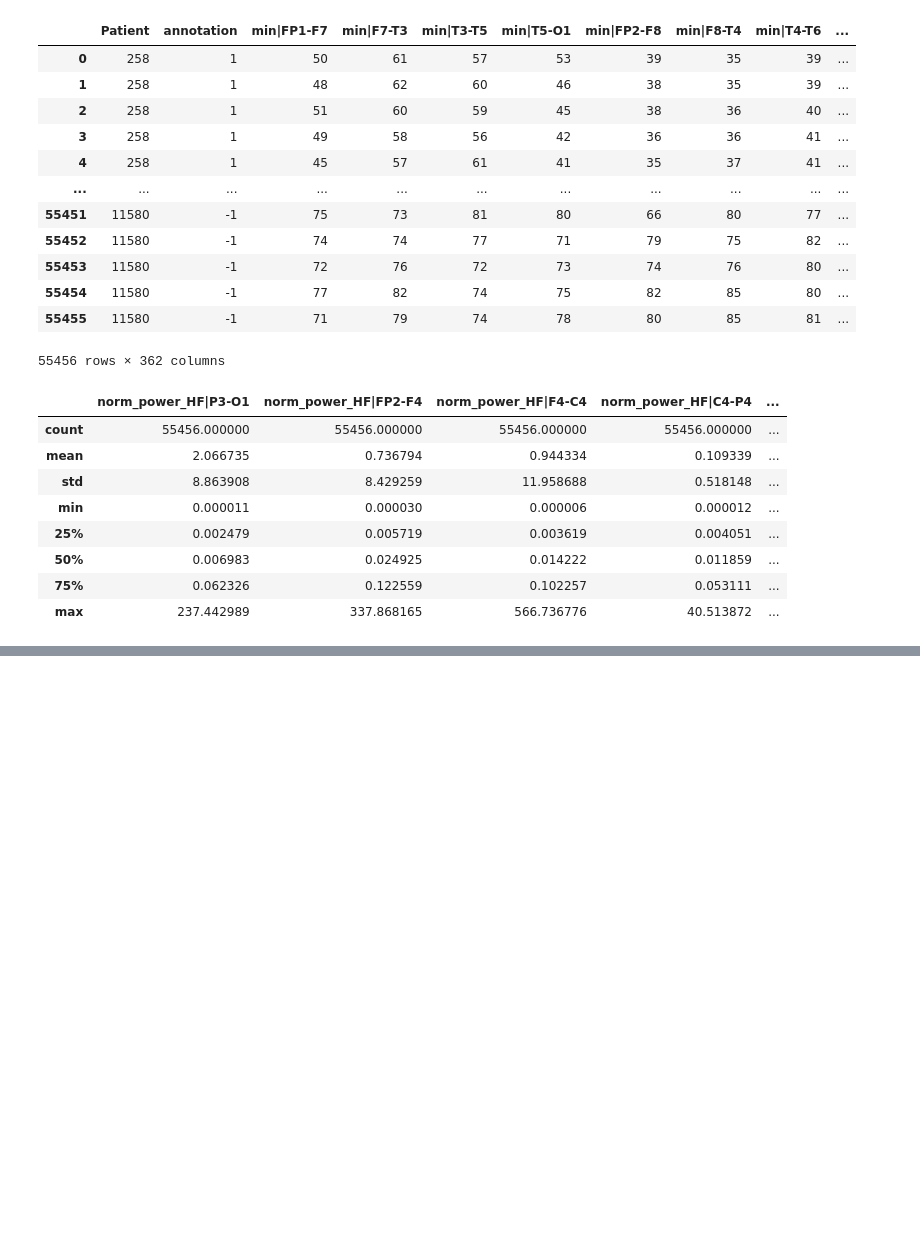
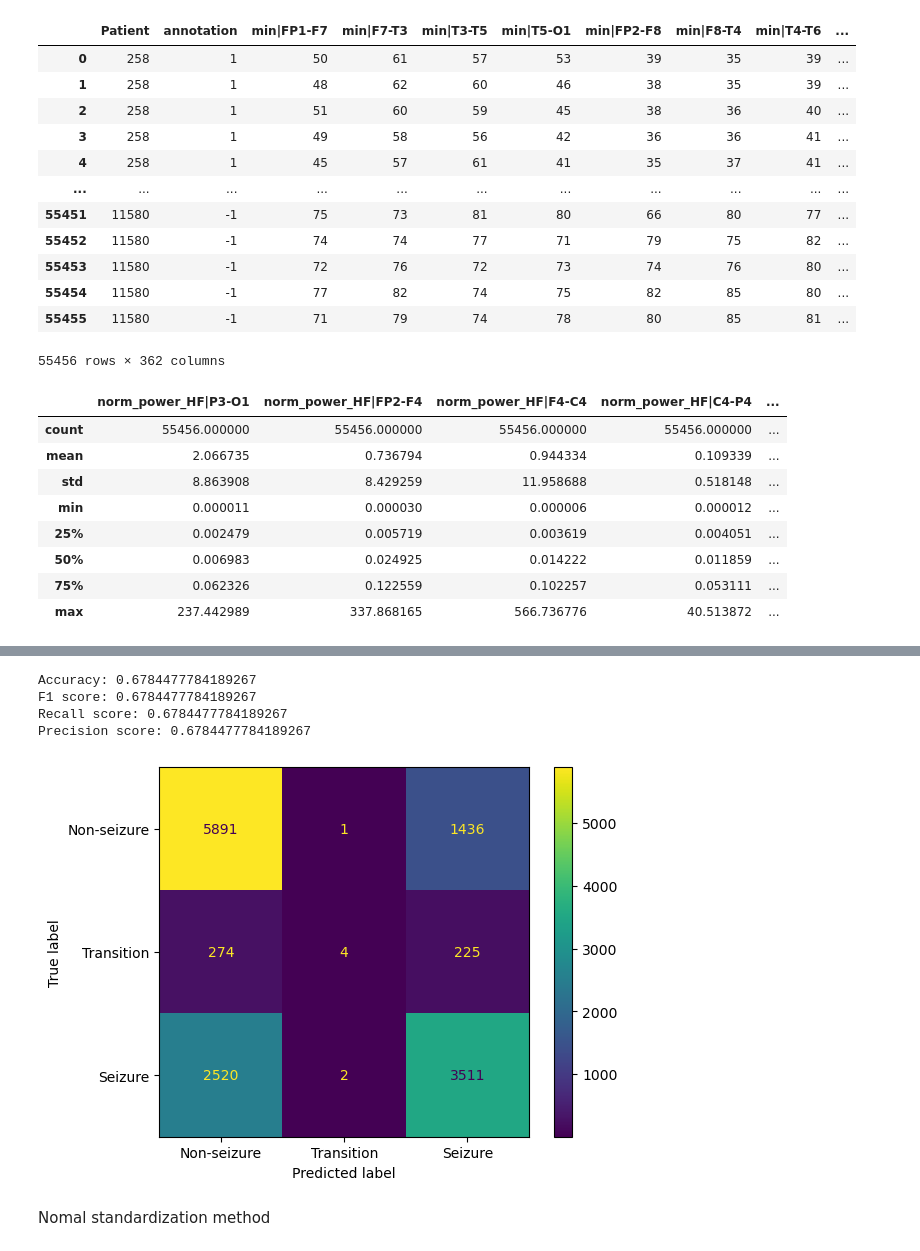
Before and after one commit to Hong-01/EE4C12-Epileptic-Seizure-Detection-using-EEG, a Jupyter notebook: Data_analysis.ipynb, the cells around one changed output, grey strips where cells are left out. Cells and saved outputs as stored; diff of their text form; code cells hidden in the pictures; blank space fills up the shorter version.

```diff
--- a/Data_analysis.ipynb
+++ b/Data_analysis.ipynb
@@ -103,0 +154,38 @@ X_test_scaled, y_test = sklearn.utils.shuffle(X_test_scaled, y_test, random_stat
+# %%
+# Generate the performance value and confusion matrix
+
+def performance_eval(true, pred, score_display=True, matrix_display=False, result_return=False):
+    Accuracy = accuracy_score(true, pred)
+    F1 = accuracy_score(true, pred)
+    Precision = accuracy_score(true, pred)
+    Recall = accuracy_score(true, pred)
+
+    if score_display==True:
+        print("Accuracy: " + str(Accuracy))
+        print("F1 score: " + str(F1))
+        print("Recall score: " + str(Recall))
+        print("Precision score: " + str(Precision))
+
+    if matrix_display==True:
+        label = ['Non-seizure', 'Transition','Seizure']
+        cm = confusion_matrix(true, pred)
+        cm_display = ConfusionMatrixDisplay(cm, display_labels=label).plot()
+        plt.show(cm_display)
+
+    if result_return:
+        return Accuracy, F1, Precision, Recall
+# %%
+#Logistic regression model construction for all train sets
+clf_lr = LogisticRegression(max_iter=1000, random_state=random_state).fit(X_train_selected, y_train)
+# Generate the performance value and confusion matrix on test set
+
+y_pred = clf_lr.predict(X_test_selected)
+performance_eval(y_test, y_pred, matrix_display=True)
+# %% [output]
+Accuracy: 0.6784477784189267
+F1 score: 0.6784477784189267
+Recall score: 0.6784477784189267
+Precision score: 0.6784477784189267
+[figure, added]
+# %% [markdown]
+Nomal standardization  method
```
Also changed, not shown: parts of 10 cells of this notebook.
